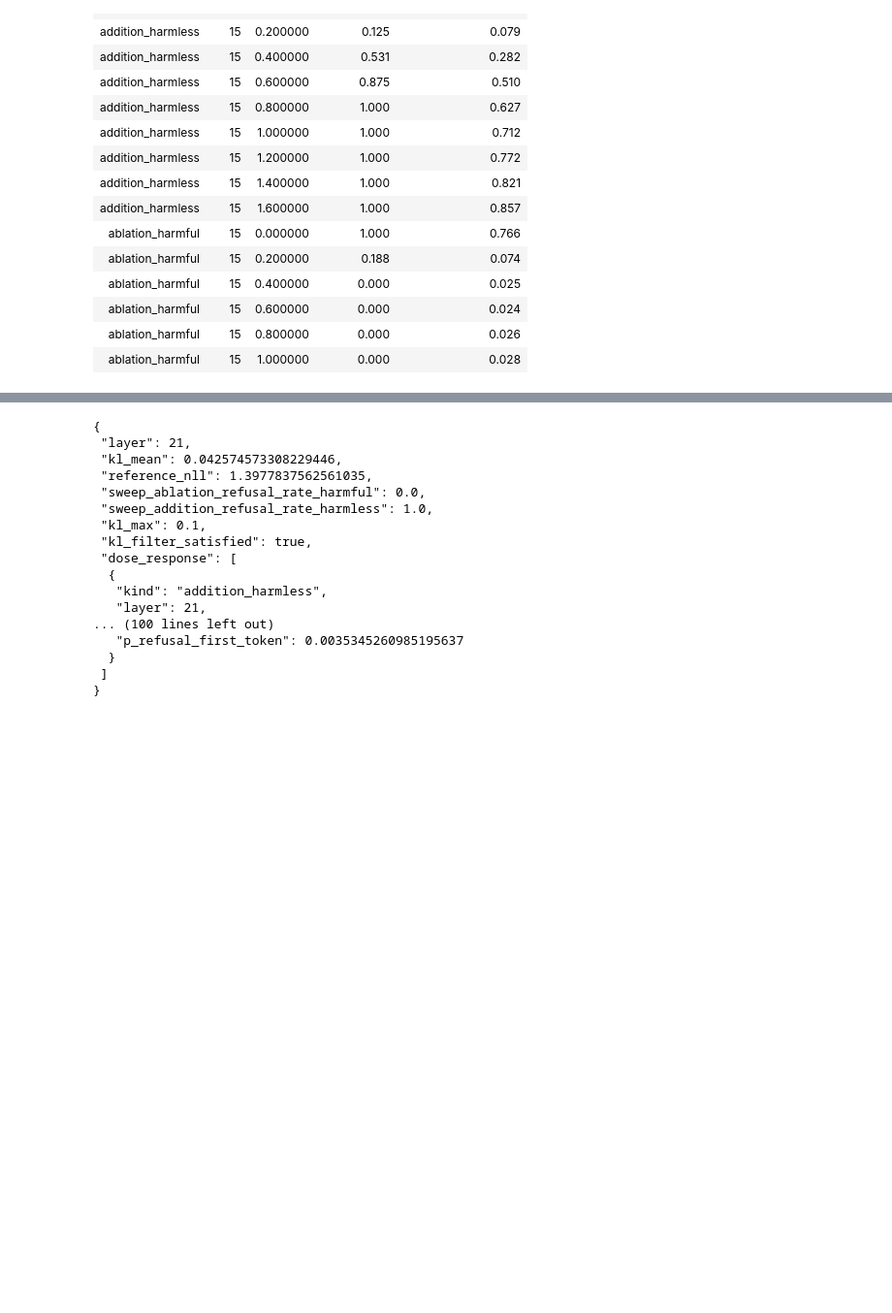
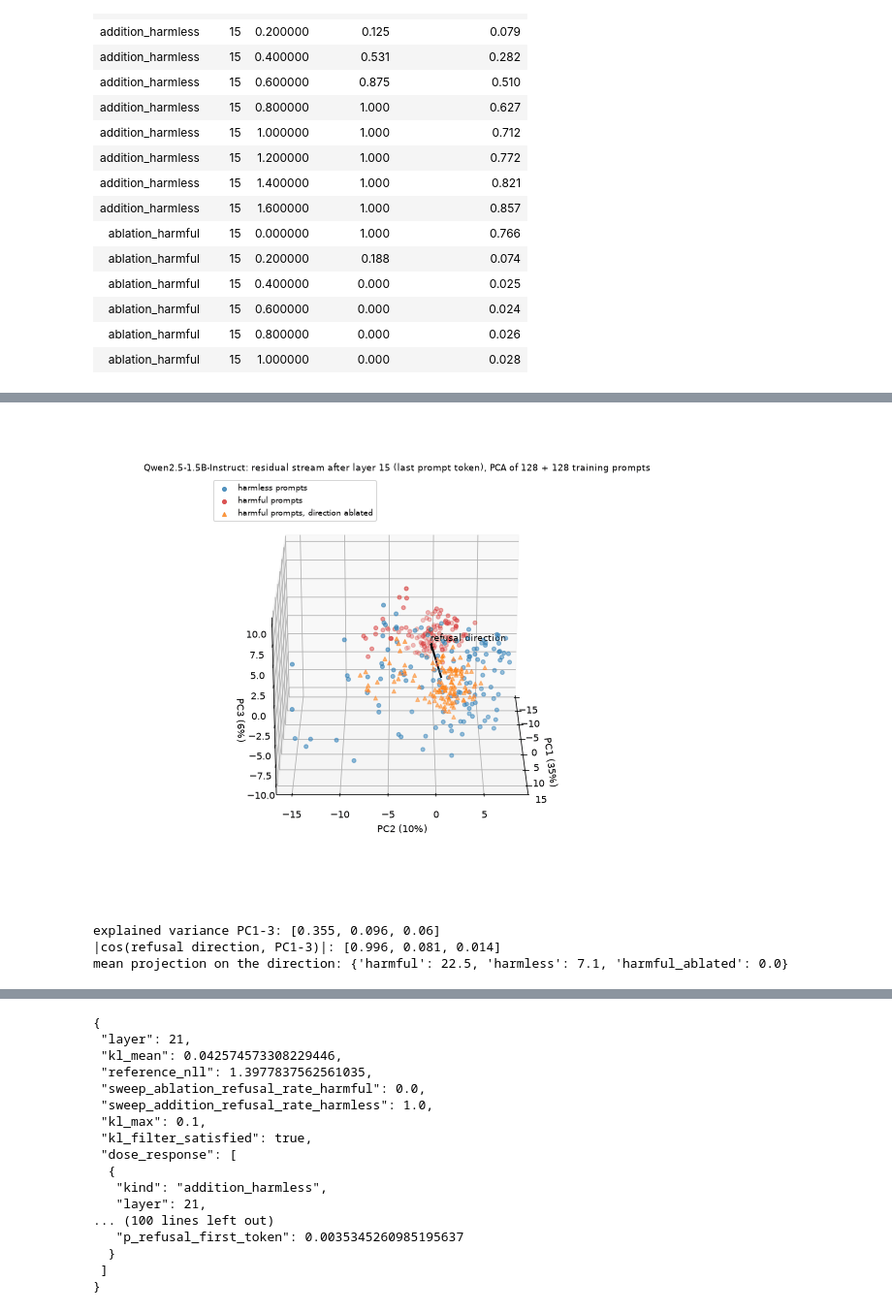
Before and after one commit to ORmanius/refusal-direction-replication, a Jupyter notebook: notebooks/03_extensions_qwen.ipynb, the cells around one changed output, grey strips where cells are left out. Shown at 97% size. Saved outputs shown, nothing was run; the diff lists cells and outputs as text; code cells hidden in the pictures; blank space fills up the shorter version.

```diff
--- a/notebooks/03_extensions_qwen.ipynb
+++ b/notebooks/03_extensions_qwen.ipynb
@@ -219,0 +229,11 @@ for e in dose["examples"]:
+# %%
+display(Image(filename=str(EXT / "pca_clouds.gif")))
+g = ext["geometry"]["summary"]
+print("explained variance PC1-3:", [round(x, 3) for x in g["explained_variance_pc1_3"]])
+print("|cos(refusal direction, PC1-3)|:", [round(x, 3) for x in g["abs_cos_r_hat_with_pc1_3"]])
+print("mean projection on the direction:", {k: round(v, 1) for k, v in g["mean_proj_r_hat"].items()})
+# %% [output]
+[figure, added]
+explained variance PC1-3: [0.355, 0.096, 0.06]
+|cos(refusal direction, PC1-3)|: [0.996, 0.081, 0.014]
+mean projection on the direction: {'harmful': 22.5, 'harmless': 7.1, 'harmful_ablated': 0.0}
```
Also changed, not shown: parts of 6 cells of this notebook, 14 other files.
